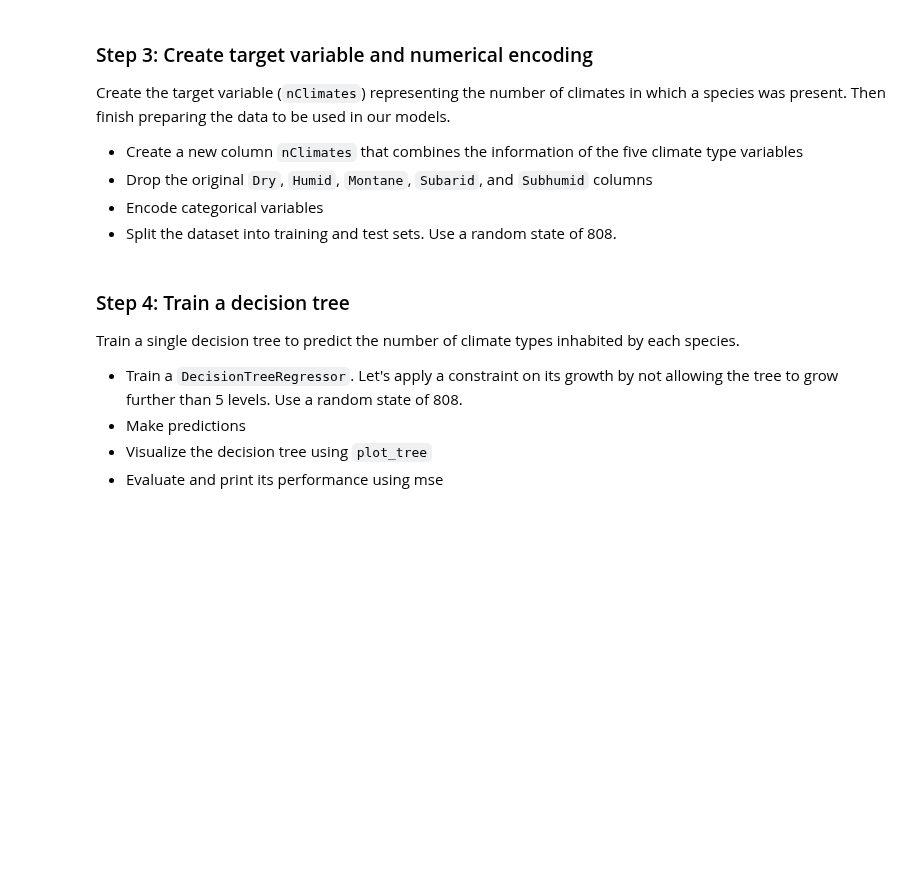
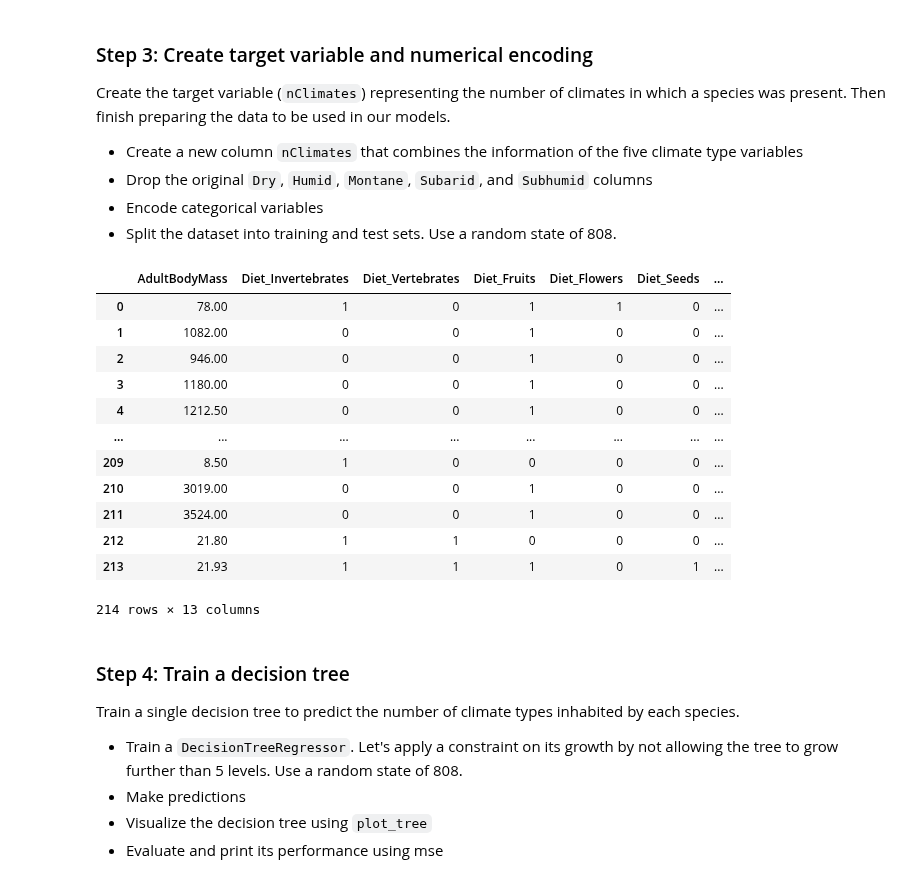
Before and after one commit to tommats00/EDS232-labs, a Jupyter notebook: week6/lab6-mammal-traits.ipynb, the cells around one changed output. Drawn from its saved outputs; the diff is of its cells as text; code cells hidden in the pictures; blank space fills up the shorter version.

```diff
--- a/week6/lab6-mammal-traits.ipynb
+++ b/week6/lab6-mammal-traits.ipynb
@@ -57,3 +87,24 @@ Create the target variable (`nClimates`) representing the  number of climates in
+# %%
+# Encode the categorical variables
+for col in dat.select_dtypes(include=['object']).columns:
+    dat[col] = LabelEncoder().fit_transform(dat[col])
+
+# View df
+dat
+# %% [output]
+|  | AdultBodyMass | Diet_Invertebrates | Diet_Vertebrates | Diet_Fruits | Diet_Flowers | Diet_Seeds | ... |
+| 0 | 78.00 | 1 | 0 | 1 | 1 | 0 | ... |
+| 1 | 1082.00 | 0 | 0 | 1 | 0 | 0 | ... |
+| 2 | 946.00 | 0 | 0 | 1 | 0 | 0 | ... |
+| 3 | 1180.00 | 0 | 0 | 1 | 0 | 0 | ... |
+| 4 | 1212.50 | 0 | 0 | 1 | 0 | 0 | ... |
+| ... | ... | ... | ... | ... | ... | ... | ... |
+| 209 | 8.50 | 1 | 0 | 0 | 0 | 0 | ... |
+| 210 | 3019.00 | 0 | 0 | 1 | 0 | 0 | ... |
+| 211 | 3524.00 | 0 | 0 | 1 | 0 | 0 | ... |
+| 212 | 21.80 | 1 | 1 | 0 | 0 | 0 | ... |
+| 213 | 21.93 | 1 | 1 | 1 | 0 | 1 | ... |
+214 rows × 13 columns
 # %% [markdown]
 ### Step 4: Train a decision tree
 Train a single decision tree to predict the number of climate types inhabited by each species.
```
Also changed, not shown: parts of 14 cells of this notebook.
